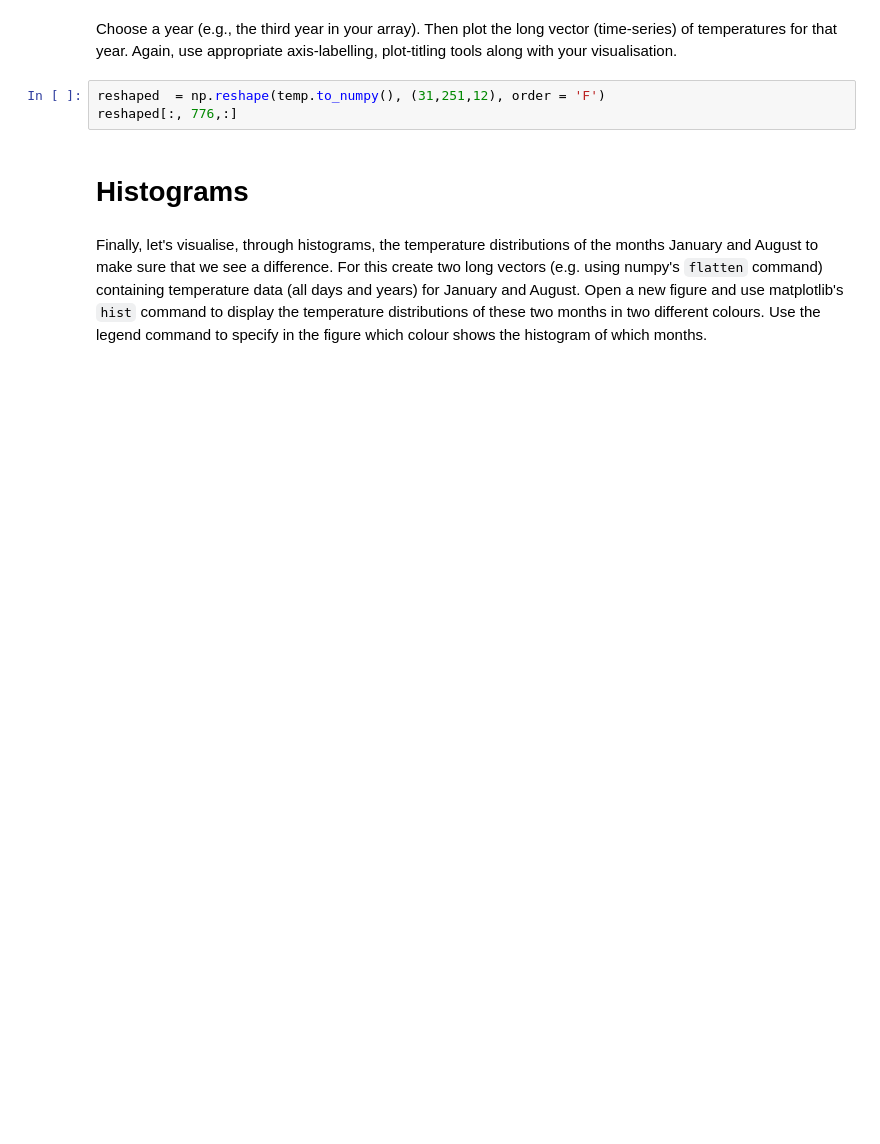
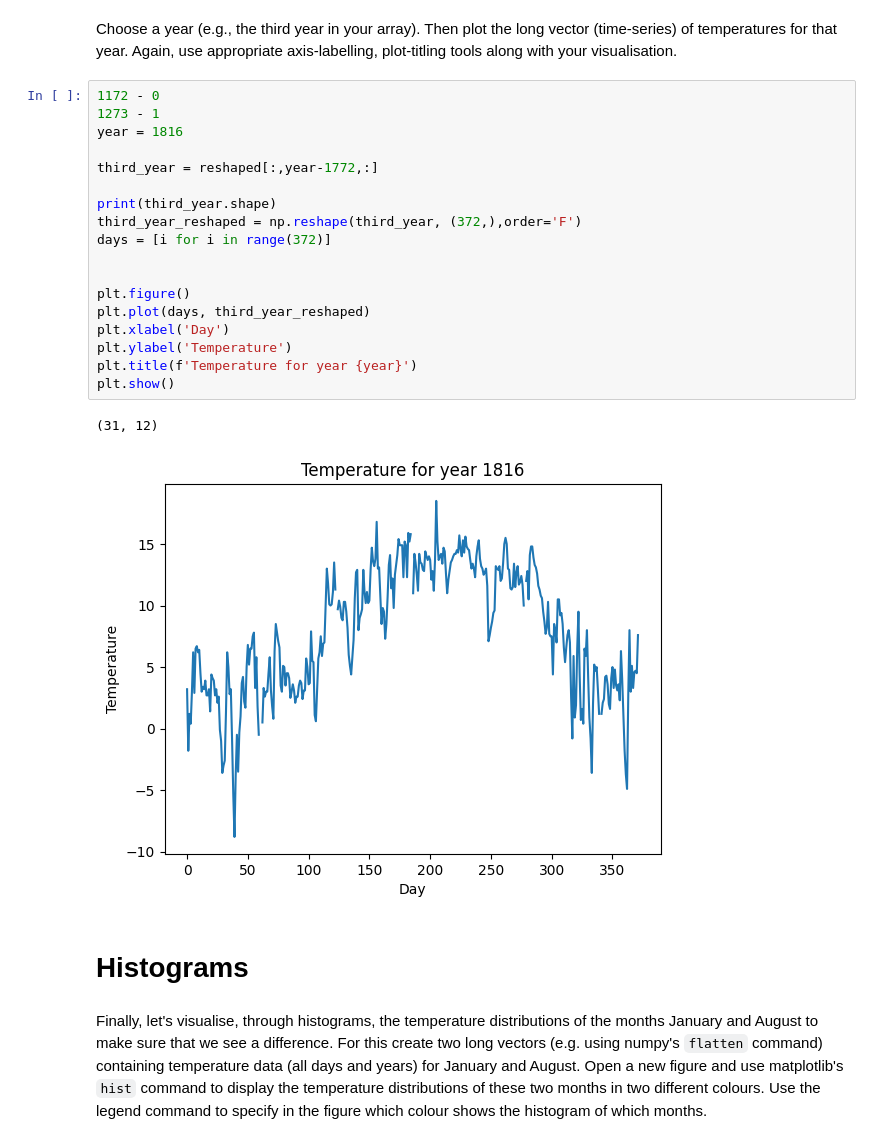
Before and after one commit to SquidBits1/DSAS, a Jupyter notebook: Week 1/Lab 2/w1_lab2.ipynb, the cells around one changed output. Drawn from its saved outputs; the diff is of its cells as text; blank space fills up the shorter version.

```diff
--- a/Week 1/Lab 2/w1_lab2.ipynb
+++ b/Week 1/Lab 2/w1_lab2.ipynb
@@ -163,8 +146,26 @@ Text(0, 0.5, 'Year')
 # %% [markdown]
 Choose a year (e.g., the third year in your array). Then plot the long vector (time-series) of temperatures for that year. Again, use appropriate axis-labelling, plot-titling tools along with your visualisation.
 # %%
-reshaped  = np.reshape(temp.to_numpy(), (31,251,12), order = 'F')
-reshaped[:, 776,:]
+1172 - 0
+1273 - 1
+year = 1816
+
+third_year = reshaped[:,year-1772,:]
+
+print(third_year.shape)
+third_year_reshaped = np.reshape(third_year, (372,),order='F')
+days = [i for i in range(372)]
+
+
+plt.figure()
+plt.plot(days, third_year_reshaped)
+plt.xlabel('Day')
+plt.ylabel('Temperature')
+plt.title(f'Temperature for year {year}')
+plt.show()
+# %% [output]
+(31, 12)
+[figure, added]
 # %% [markdown]
 # Histograms
 # %% [markdown]
```
Also changed, not shown: parts of 4 cells of this notebook.
